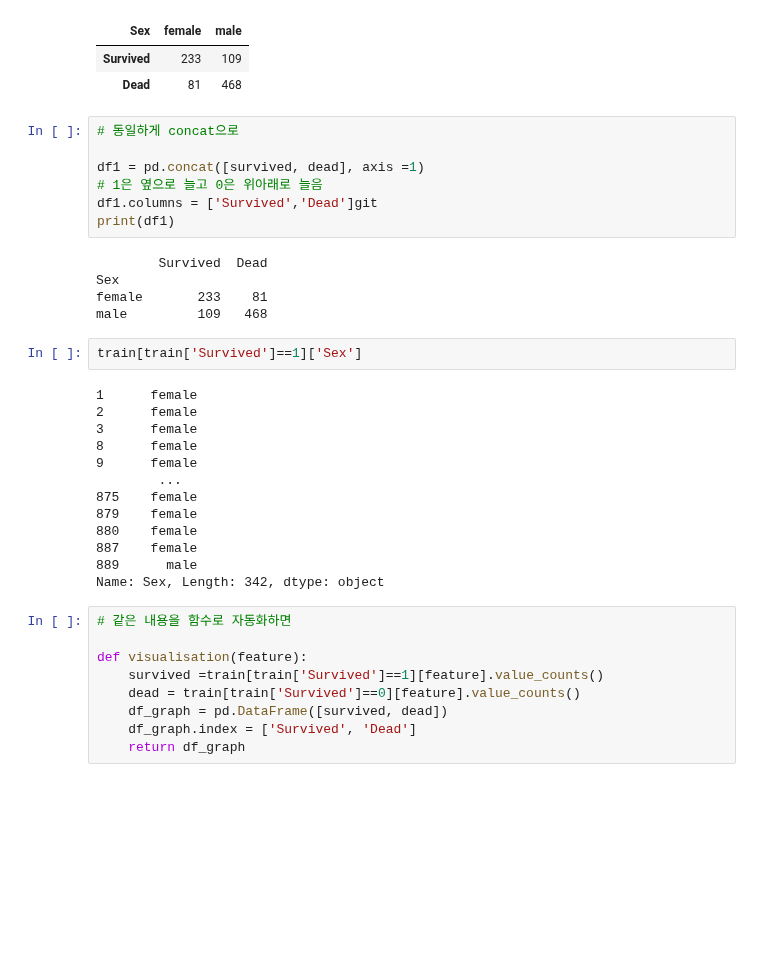
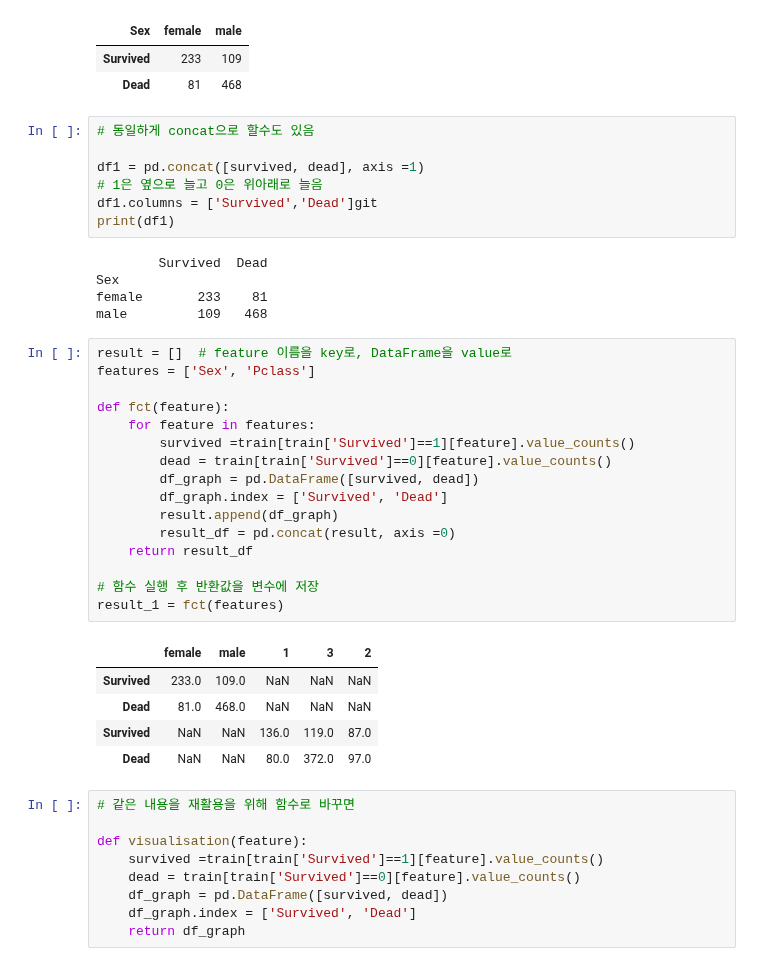
Before and after one commit to miji-lee-kr/titanic_practice, a Jupyter notebook: titanic.ipynb, the cells around one changed output. Saved outputs shown, nothing was run; the diff lists cells and outputs as text; blank space fills up the shorter version.

```diff
--- a/titanic.ipynb
+++ b/titanic.ipynb
@@ -151,7 +156,7 @@ df_0
 | Survived | 233 | 109 |
 | Dead | 81 | 468 |
 # %%
-# 동일하게 concat으로
+# 동일하게 concat으로 할수도 있음
 
 df1 = pd.concat([survived, dead], axis =1)
 # 1은 옆으로 늘고 0은 위아래로 늘음
@@ -162,23 +167,30 @@ print(df1)
 Sex
 female       233    81
 male         109   468
-# %%
-train[train['Survived']==1]['Sex']
-# %% [output]
-1      female
-2      female
-3      female
-8      female
-9      female
-        ...
-875    female
-879    female
-880    female
-887    female
-889      male
-Name: Sex, Length: 342, dtype: object
+# %%
+result = []  # feature 이름을 key로, DataFrame을 value로
+features = ['Sex', 'Pclass']
+
+def fct(feature):
+    for feature in features:
+        survived =train[train['Survived']==1][feature].value_counts()
+        dead = train[train['Survived']==0][feature].value_counts()
+        df_graph = pd.DataFrame([survived, dead])
+        df_graph.index = ['Survived', 'Dead']
+        result.append(df_graph)
+        result_df = pd.concat(result, axis =0)
+    return result_df
+
+# 함수 실행 후 반환값을 변수에 저장
+result_1 = fct(features)
+# %% [output]
+|  | female | male | 1 | 3 | 2 |
+| Survived | 233.0 | 109.0 | NaN | NaN | NaN |
+| Dead | 81.0 | 468.0 | NaN | NaN | NaN |
+| Survived | NaN | NaN | 136.0 | 119.0 | 87.0 |
+| Dead | NaN | NaN | 80.0 | 372.0 | 97.0 |
 # %%
-# 같은 내용을 함수로 자동화하면
+# 같은 내용을 재활용을 위해 함수로 바꾸면
 
 def visualisation(feature):
     survived =train[train['Survived']==1][feature].value_counts()
```
Also changed, not shown: parts of 7 cells of this notebook.
